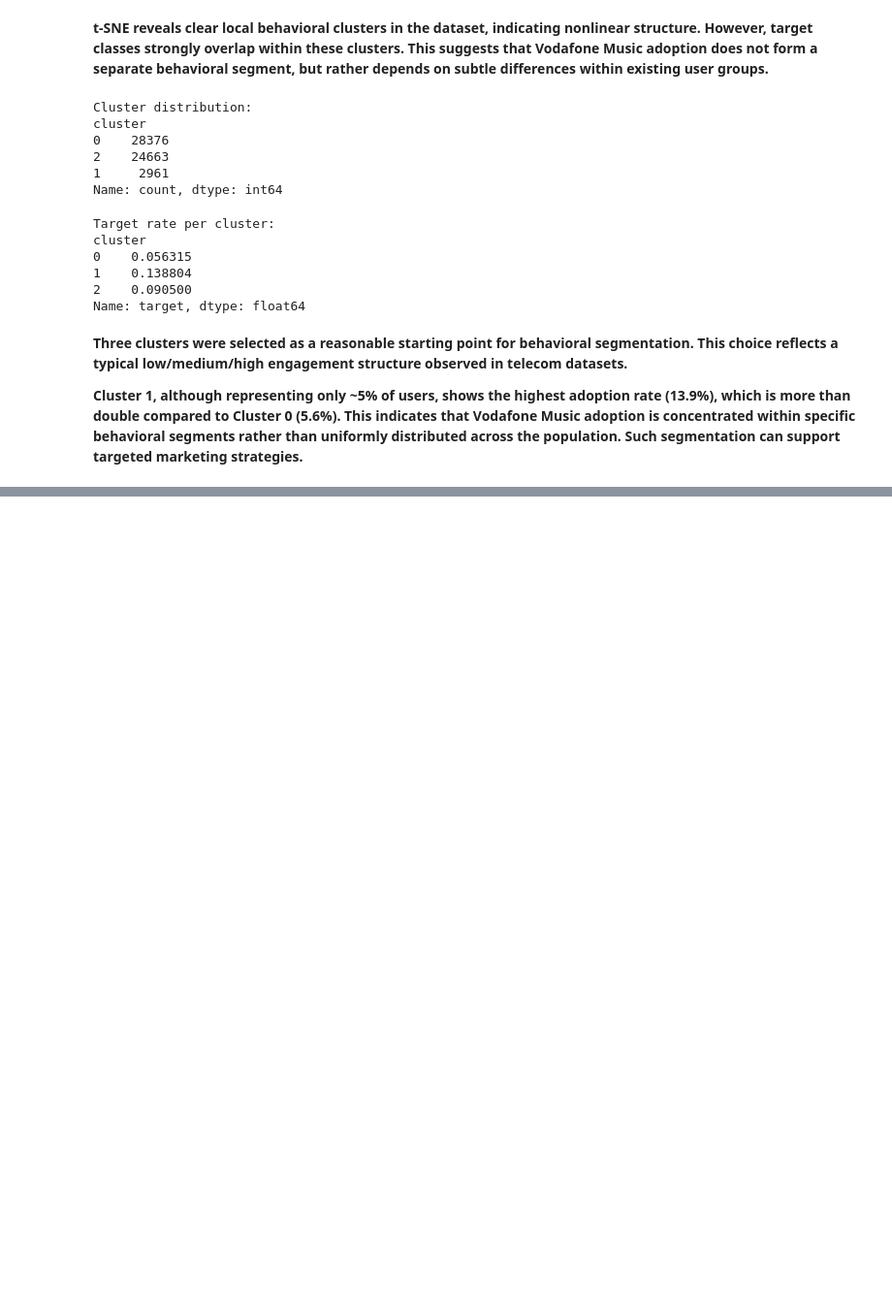
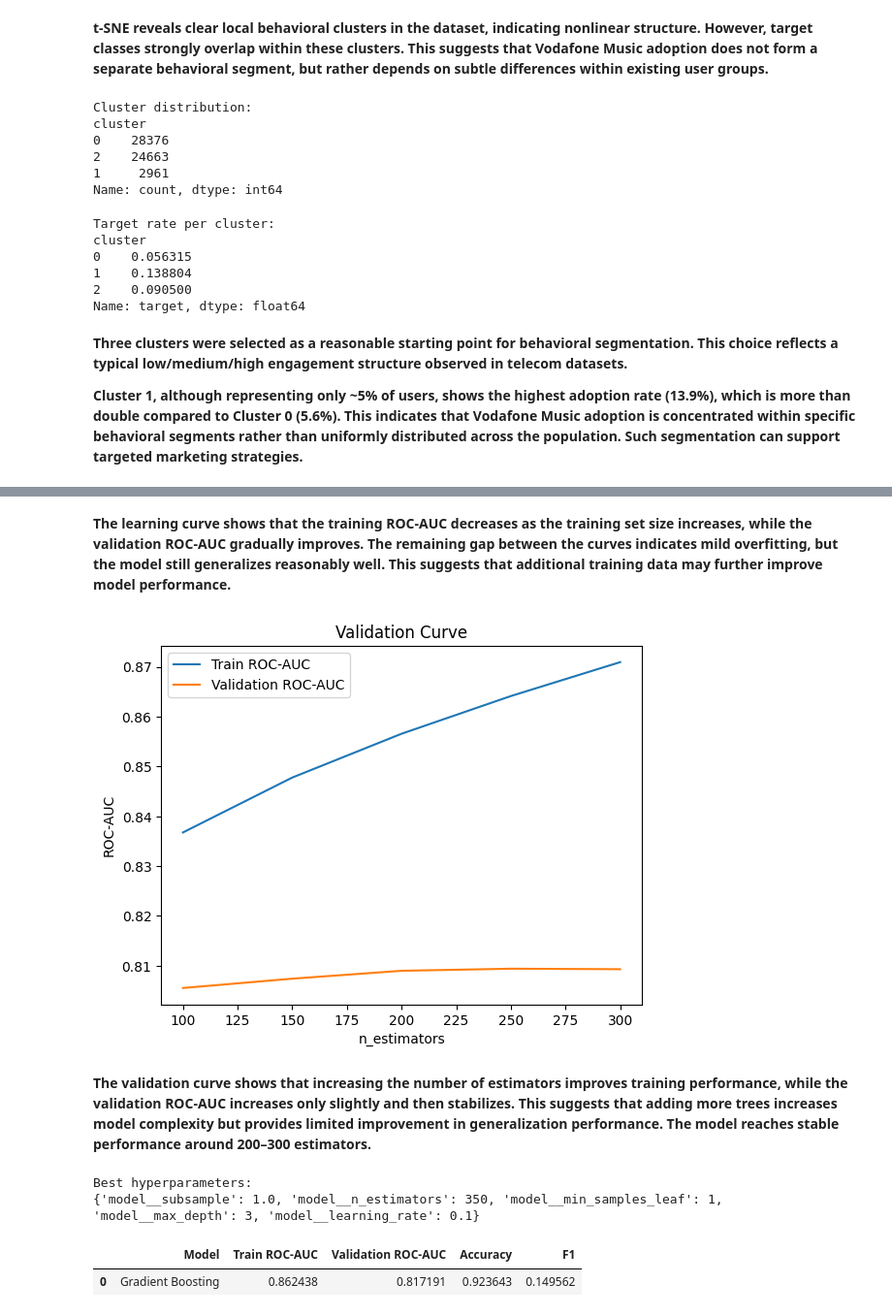
Before and after one commit to nnnnastia/ML_music_challenge, a Jupyter notebook: ML_project.ipynb, the cells around one changed output, grey strips where cells are left out. Shown at 97% size. Drawn from its saved outputs; the diff is of its cells as text; code cells hidden in the pictures; blank space fills up the shorter version.

```diff
--- a/ML_project.ipynb
+++ b/ML_project.ipynb
@@ -980,0 +1206,55 @@ Name: target, dtype: float64
+# %% [markdown]
+**The learning curve shows that the training ROC-AUC decreases as the training set size increases, while the validation ROC-AUC gradually improves. The remaining gap between the curves indicates mild overfitting, but the model still generalizes reasonably well. This suggests that additional training data may further improve model performance.**
+# %%
+# Range of parameter values to evaluate
+param_range = [100,150,200,250,300]
+
+# Compute validation curve for the number of estimators
+# Shows how model performance changes with model complexity
+train_scores, val_scores = validation_curve(
+    GradientBoostingClassifier(random_state=42),
+    X_train_sel,
+    y_train,
+    param_name="n_estimators",
+    param_range=param_range,
+    cv=3,
+    scoring="roc_auc",
+    n_jobs=-1
+)
+
+# Average ROC-AUC across folds
+train_mean = train_scores.mean(axis=1)
+val_mean = val_scores.mean(axis=1)
+
+# Plot training and validation performance
+plt.plot(param_range, train_mean, label="Train ROC-AUC")
+plt.plot(param_range, val_mean, label="Validation ROC-AUC")
+
+plt.xlabel("n_estimators")
+plt.ylabel("ROC-AUC")
+plt.title("Validation Curve")
+plt.legend()
+plt.show()
+# %% [output]
+[figure, added]
+# %% [markdown]
+**The validation curve shows that increasing the number of estimators improves training performance, while the validation ROC-AUC increases only slightly and then stabilizes. This suggests that adding more trees increases model complexity but provides limited improvement in generalization performance. The model reaches stable performance around 200–300 estimators.**
+# %%
+print("Best hyperparameters:")
+print(gb_search.best_params_)
+# %% [output]
+Best hyperparameters:
+{'model__subsample': 1.0, 'model__n_estimators': 350, 'model__min_samples_leaf': 1, 'model__max_depth': 3, 'model__learning_rate': 0.1}
+# %%
+final_summary = pd.DataFrame({
+    "Model": ["Gradient Boosting"],
+    "Train ROC-AUC": [train_auc],
+    "Validation ROC-AUC": [val_auc],
+    "Accuracy": [accuracy_score(y_val, y_val_pred)],
+    "F1": [f1_score(y_val, y_val_pred)]
+})
+
+final_summary
+# %% [output]
+|  | Model | Train ROC-AUC | Validation ROC-AUC | Accuracy | F1 |
+| 0 | Gradient Boosting | 0.862438 | 0.817191 | 0.923643 | 0.149562 |
```
Also changed, not shown: parts of 44 cells of this notebook.
